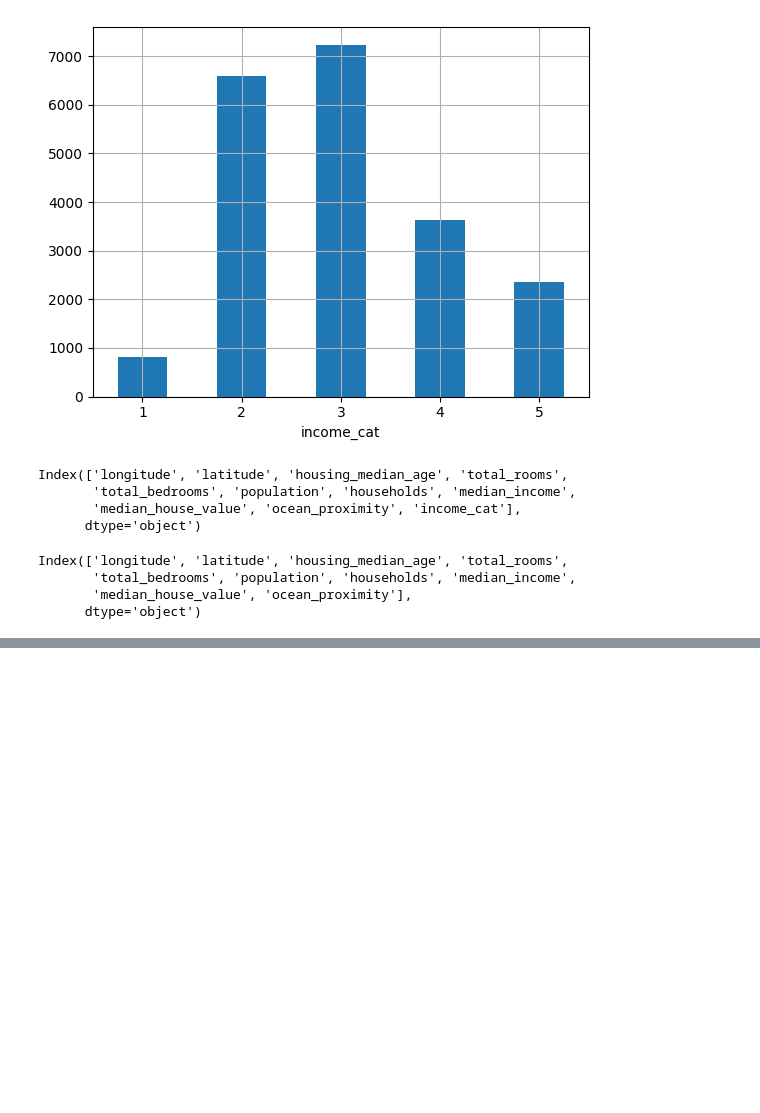
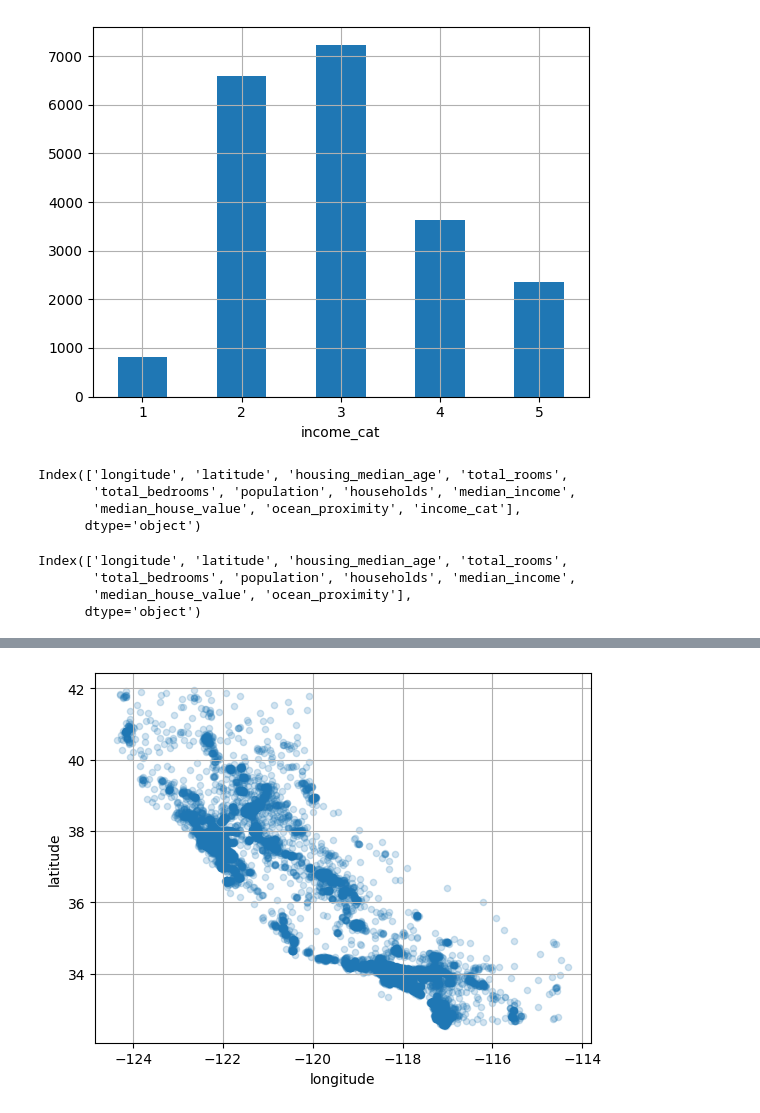
Before and after one commit to Ehteesham/Machine-Learning-Projects, a Jupyter notebook: California House Price/model.ipynb, the cells around one changed output, grey strips where cells are left out. Drawn from its saved outputs; the diff is of its cells as text; code cells hidden in the pictures; blank space fills up the shorter version.

```diff
--- a/California House Price/model.ipynb
+++ b/California House Price/model.ipynb
@@ -144,0 +148,2 @@ Index(['longitude', 'latitude', 'housing_median_age', 'total_rooms',
+# %%
+df = start_train_set.copy()
@@ -144,0 +157,6 @@ Index(['longitude', 'latitude', 'housing_median_age', 'total_rooms',
+# %%
+# Plotting the Scatter Plot of the Latitude and Longitude Data
+df.plot(kind='scatter', x="longitude", y="latitude", alpha = 0.2, grid = True)
+plt.show()
+# %% [output]
+[figure, added]
```
Also changed, not shown: parts of 4 cells of this notebook.
